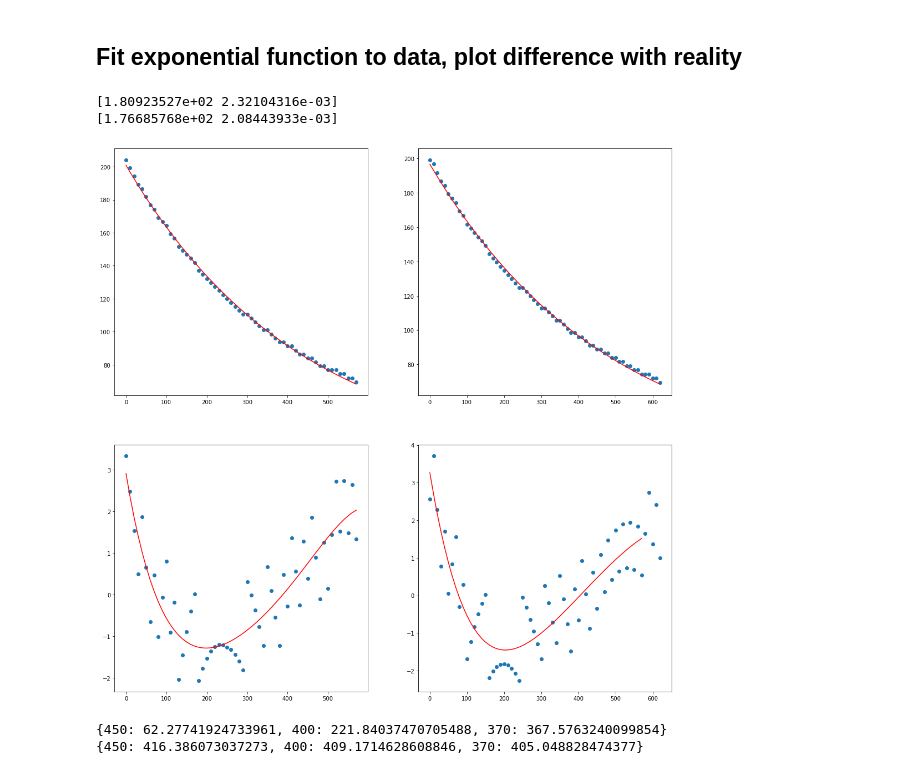
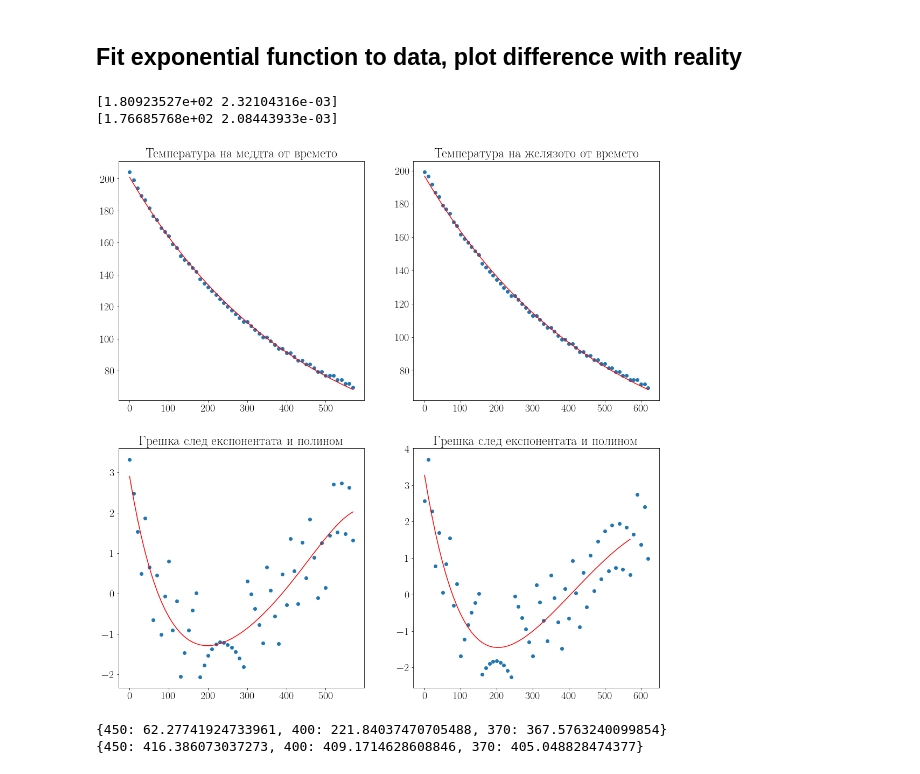
Before and after one commit to vasilNnikolov/mehanika_uprajneniq, a Jupyter notebook: 2_semestur/ohlajdaneMetali/data/anal.ipynb, the cells around one changed output. Saved outputs shown, nothing was run; the diff lists cells and outputs as text; code cells hidden in the pictures.

Commit message:
set axis titles

```diff
--- a/2_semestur/ohlajdaneMetali/data/anal.ipynb
+++ b/2_semestur/ohlajdaneMetali/data/anal.ipynb
@@ -3,6 +3,18 @@ import os
 import numpy as np
 import pandas as pd
 import matplotlib.pyplot as plt
+preamble = """\\usepackage[T2A]{fontenc}
+\\usepackage[utf8]{inputenc}
+\\usepackage[bulgarian]{babel}"""
+LaTeX = {
+    "text.usetex": True,
+    "font.family": "serif",
+    "text.latex.preamble": preamble
+}
+plt.rcParams.update(LaTeX)
+
+# очевидно това е размера на шрифта без значение какъв е той
+plt.rcParams["font.size"] = 20
 
 os.chdir('/home/vasil/uni/uprajneniq/2_semestur/ohlajdaneMetali')
 # %%
@@ -87,37 +99,42 @@ def polyift(X, *args):
     except TypeError:
         return sum([
             a_i*(X**power) for (power, a_i) in enumerate(args)
         ])
 
 
 fig, ax = plt.subplots(2, 2, figsize=(18, 18))
+polynomial_power = 5 + 1
+
+# axis titles
+
 # copper plotting
+ax[0, 0].set_title("Температура на меддта от времето")
 cu_params_0 = curve_fit(y0, X_c, y_c, p0=[200, 0.001])[0]
 ax[0, 0].scatter(X_c, y_c)
 ax[0, 0].plot(X_c, y0(X_c, *cu_params_0), 'r')
 
+ax[1, 0].set_title("Грешка след експонентата и полином")
 ax[1, 0].scatter(X_c, y_c - y0(X_c, *cu_params_0)) # residual after first exp approximation
-
-polynomial_power = 5 + 1
 poly_fit_params_cu = curve_fit(polyift, X_c, y_c - y0(X_c, *cu_params_0), p0=[0]*polynomial_power)[0]
 ax[1, 0].plot(X_c, polyift(X_c, *poly_fit_params_cu), 'r')
 
 # fe plotting
+ax[0, 1].set_title("Температура на желязото от времето")
 fe_params_0 = curve_fit(y0, X_fe, y_fe, p0=[200, 0.001])[0]
 ax[0, 1].scatter(X_fe, y_fe)
 ax[0, 1].plot(X_fe, y0(X_fe, *fe_params_0), 'r')
 
+ax[1, 1].set_title("Грешка след експонентата и полином")
 ax[1, 1].scatter(X_fe, y_fe - y0(X_fe, *fe_params_0)) # residual after first exp approximation
-
 poly_fit_params_fe = curve_fit(polyift, X_fe, y_fe - y0(X_fe, *fe_params_0), p0=[0]*polynomial_power)[0]
 ax[1, 1].plot(X_c, polyift(X_c, *poly_fit_params_fe), 'r')
 
 print(cu_params_0)
 print(fe_params_0)
 # %% [output]
 [1.80923527e+02 2.32104316e-03]
 [1.76685768e+02 2.08443933e-03]
-[figure, old version]
+[figure, new version]
 # %%
 from scipy.optimize import brentq
 
```
Also changed, not shown: 4 other files.
